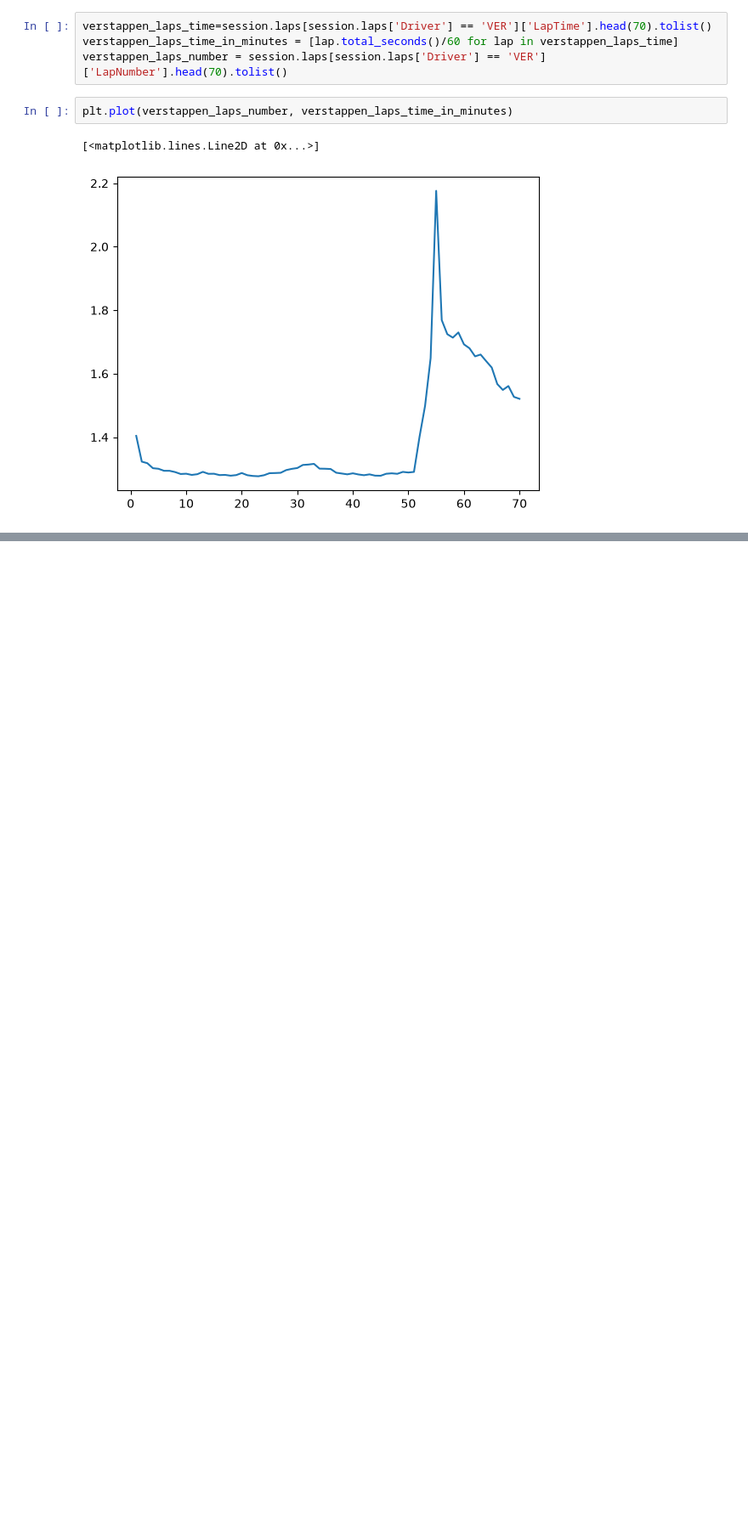
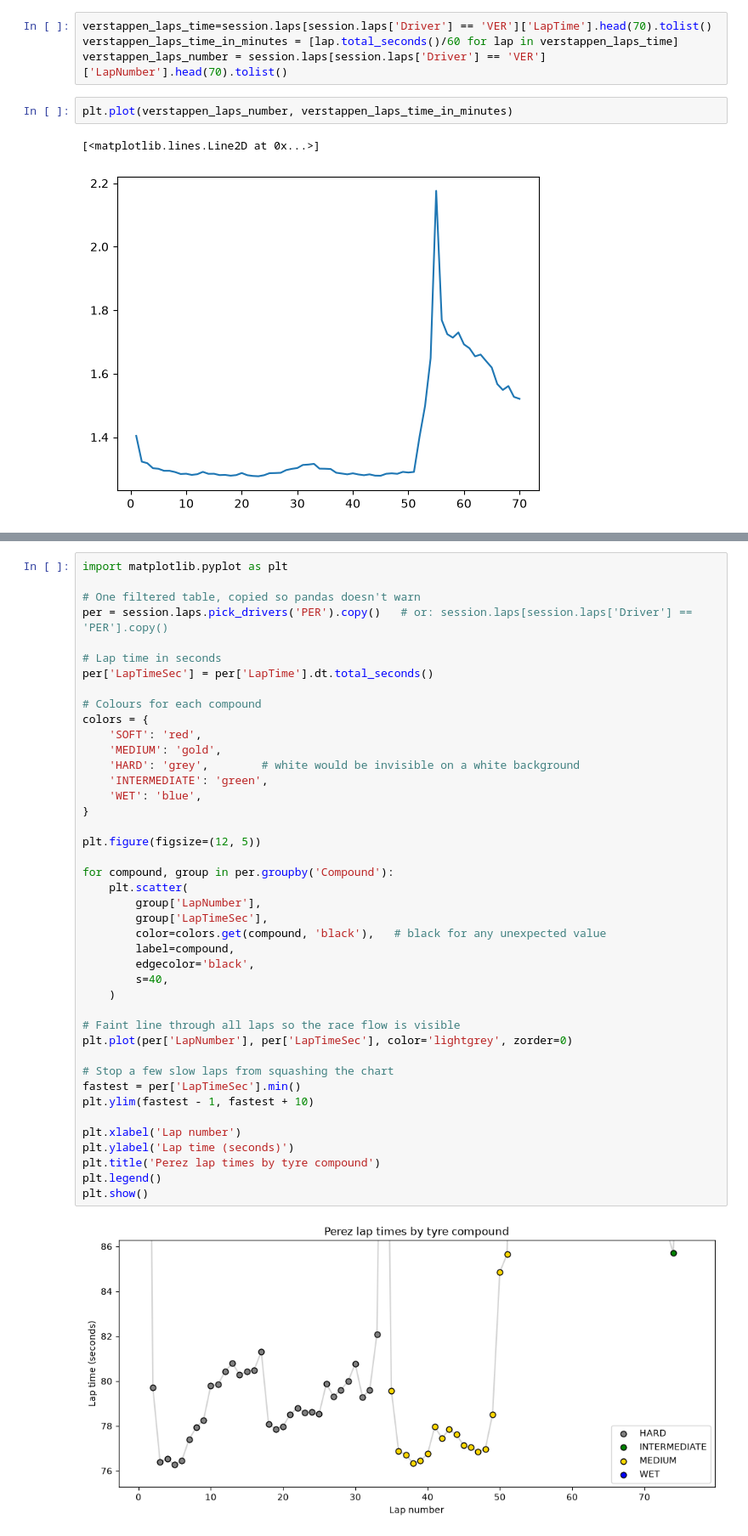
Before and after one commit to Jurioton/f1-strategy-lab, a Jupyter notebook: Race-Analysis/Race-Overview.ipynb, the cells around one changed output, grey strips where cells are left out. Shown at 85% size. Drawn from its saved outputs; the diff is of its cells as text; blank space fills up the shorter version.

```diff
--- a/Race-Analysis/Race-Overview.ipynb
+++ b/Race-Analysis/Race-Overview.ipynb
@@ -189,0 +375,44 @@ plt.plot(verstappen_laps_number, verstappen_laps_time_in_minutes)
+# %%
+import matplotlib.pyplot as plt
+
+# One filtered table, copied so pandas doesn't warn
+per = session.laps.pick_drivers('PER').copy()   # or: session.laps[session.laps['Driver'] == 'PER'].copy()
+
+# Lap time in seconds
+per['LapTimeSec'] = per['LapTime'].dt.total_seconds()
+
+# Colours for each compound
+colors = {
+    'SOFT': 'red',
+    'MEDIUM': 'gold',
+    'HARD': 'grey',        # white would be invisible on a white background
+    'INTERMEDIATE': 'green',
+    'WET': 'blue',
+}
+
+plt.figure(figsize=(12, 5))
+
+for compound, group in per.groupby('Compound'):
+    plt.scatter(
+        group['LapNumber'],
+        group['LapTimeSec'],
+        color=colors.get(compound, 'black'),   # black for any unexpected value
+        label=compound,
+        edgecolor='black',
+        s=40,
+    )
+
+# Faint line through all laps so the race flow is visible
+plt.plot(per['LapNumber'], per['LapTimeSec'], color='lightgrey', zorder=0)
+
+# Stop a few slow laps from squashing the chart
+fastest = per['LapTimeSec'].min()
+plt.ylim(fastest - 1, fastest + 10)
+
+plt.xlabel('Lap number')
+plt.ylabel('Lap time (seconds)')
+plt.title('Perez lap times by tyre compound')
+plt.legend()
+plt.show()
+# %% [output]
+[figure, added]
```
Also changed, not shown: parts of 21 cells of this notebook.
